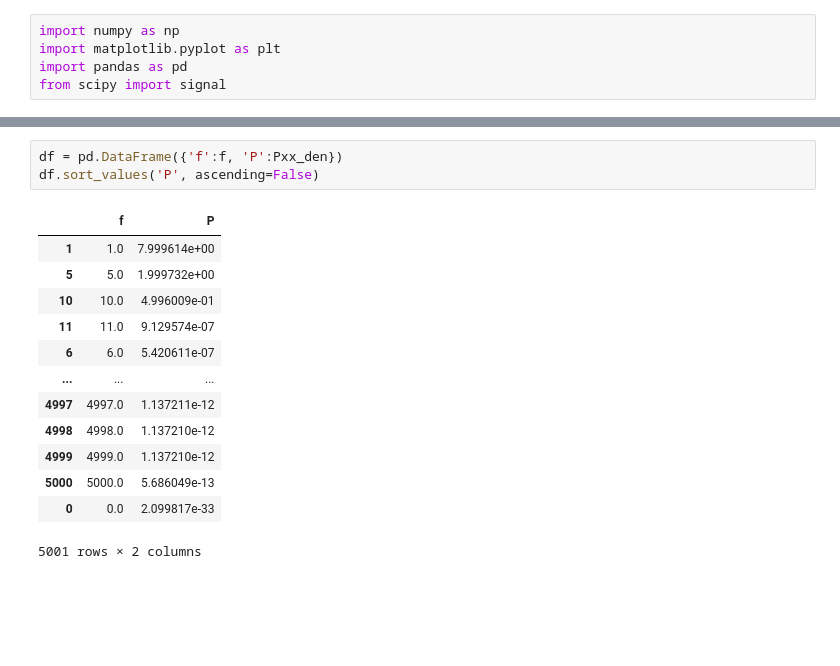
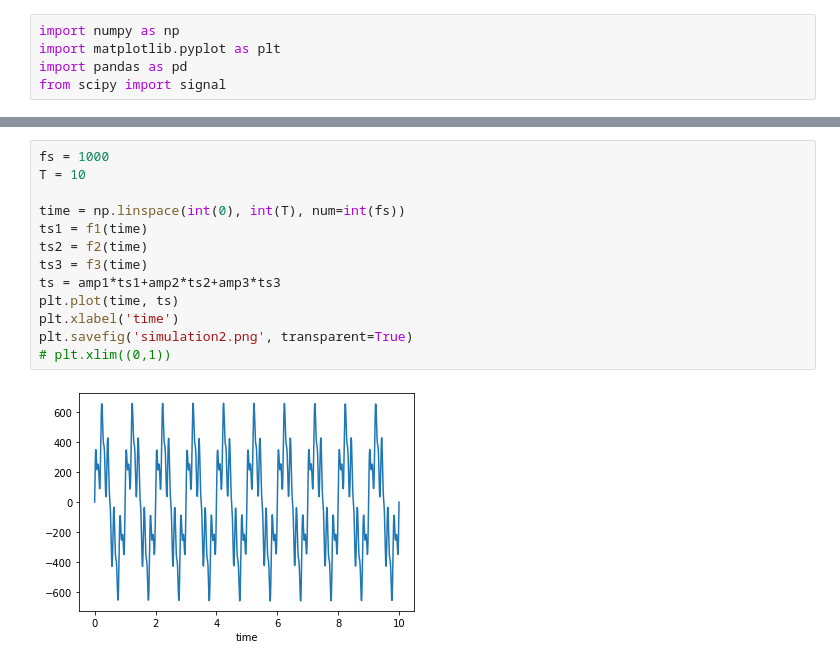
Before and after one commit to QuantLet/SFE_class_2017, a Jupyter notebook: SFMspectralAnalysis/decomposition/decomposition.ipynb, the cells around one changed output, grey strips where cells are left out. Drawn from its saved outputs; the diff is of its cells as text; blank space fills up the shorter version.

```diff
--- a/SFMspectralAnalysis/decomposition/decomposition.ipynb
+++ b/SFMspectralAnalysis/decomposition/decomposition.ipynb
@@ -57,17 +43,15 @@ plt.show()
-# %%
-df = pd.DataFrame({'f':f, 'P':Pxx_den})
-df.sort_values('P', ascending=False)
-# %% [output]
-|  | f | P |
-| 1 | 1.0 | 7.999614e+00 |
-| 5 | 5.0 | 1.999732e+00 |
-| 10 | 10.0 | 4.996009e-01 |
-| 11 | 11.0 | 9.129574e-07 |
-| 6 | 6.0 | 5.420611e-07 |
-| ... | ... | ... |
-| 4997 | 4997.0 | 1.137211e-12 |
-| 4998 | 4998.0 | 1.137210e-12 |
-| 4999 | 4999.0 | 1.137210e-12 |
-| 5000 | 5000.0 | 5.686049e-13 |
-| 0 | 0.0 | 2.099817e-33 |
-5001 rows × 2 columns
+# %%
+fs = 1000
+T = 10
+
+time = np.linspace(int(0), int(T), num=int(fs))
+ts1 = f1(time)
+ts2 = f2(time)
+ts3 = f3(time)
+ts = amp1*ts1+amp2*ts2+amp3*ts3
+plt.plot(time, ts)
+plt.xlabel('time')
+plt.savefig('simulation2.png', transparent=True)
+# plt.xlim((0,1))
+# %% [output]
+[figure, added]
```
Also changed, not shown: parts of 20 cells of this notebook, 9 other files.
